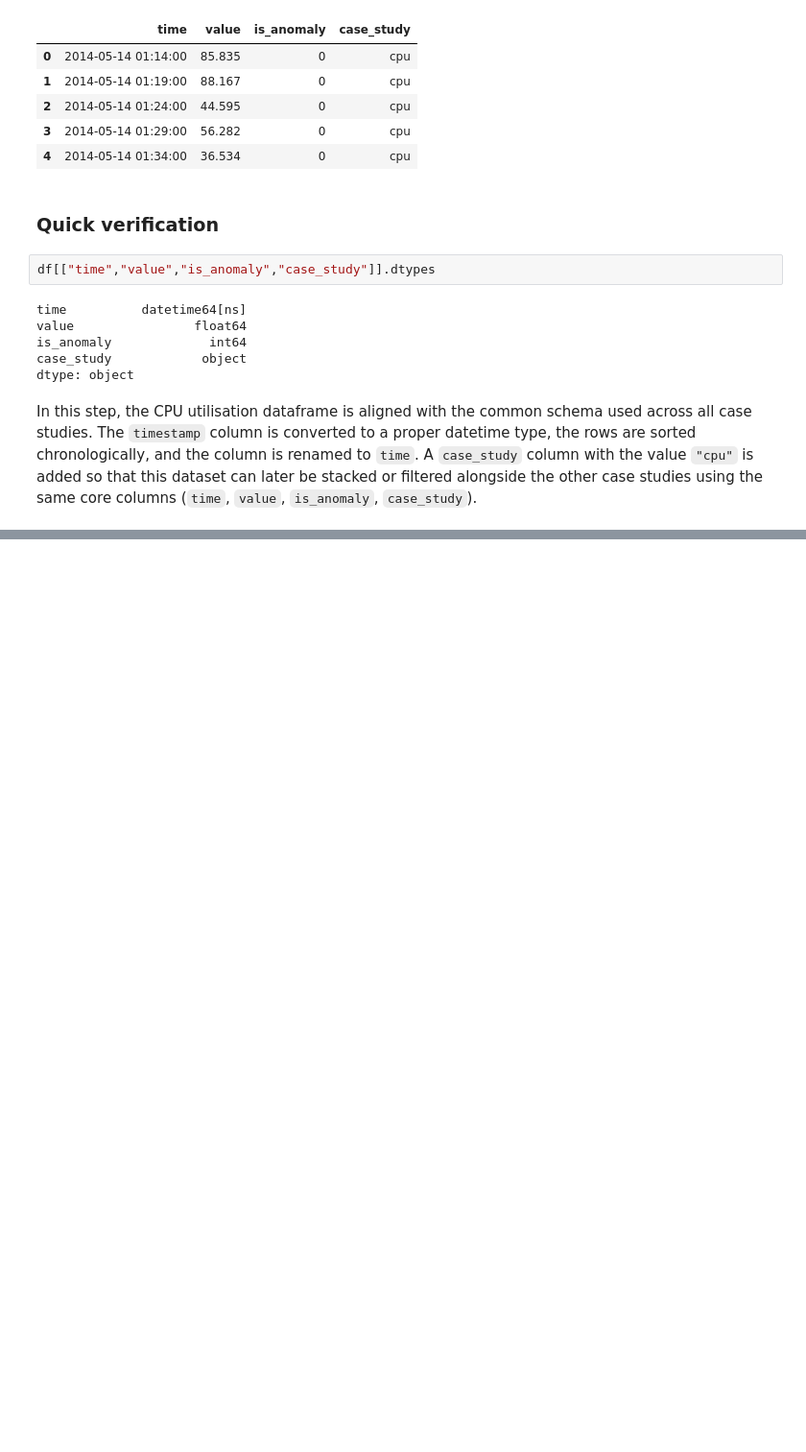
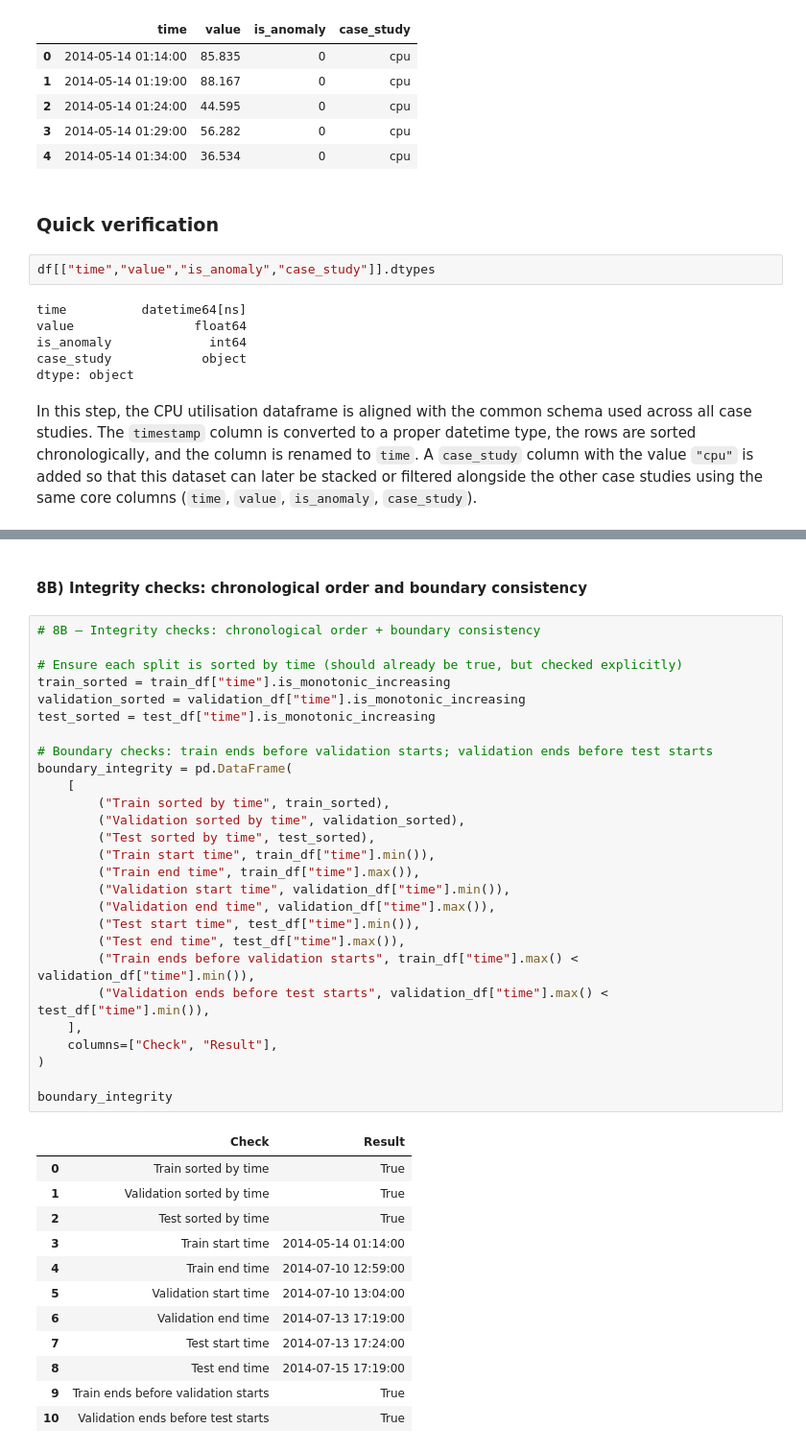
Before and after one commit to Nandipha996/Anomaly-Detection-Research, a Jupyter notebook: notebooks/02_preprocessing_cpu_utilisation.ipynb, the cells around one changed output, grey strips where cells are left out. Shown: that part at 96% size. Drawn from its saved outputs; the diff is of its cells as text; blank space fills up the shorter version.

```diff
--- a/notebooks/02_preprocessing_cpu_utilisation.ipynb
+++ b/notebooks/02_preprocessing_cpu_utilisation.ipynb
@@ -173,0 +798,42 @@ missing_values_df
+# %% [markdown]
+#### 8B) Integrity checks: chronological order and boundary consistency
+# %%
+# 8B – Integrity checks: chronological order + boundary consistency
+
+# Ensure each split is sorted by time (should already be true, but checked explicitly)
+train_sorted = train_df["time"].is_monotonic_increasing
+validation_sorted = validation_df["time"].is_monotonic_increasing
+test_sorted = test_df["time"].is_monotonic_increasing
+
+# Boundary checks: train ends before validation starts; validation ends before test starts
+boundary_integrity = pd.DataFrame(
+    [
+        ("Train sorted by time", train_sorted),
+        ("Validation sorted by time", validation_sorted),
+        ("Test sorted by time", test_sorted),
+        ("Train start time", train_df["time"].min()),
+        ("Train end time", train_df["time"].max()),
+        ("Validation start time", validation_df["time"].min()),
+        ("Validation end time", validation_df["time"].max()),
+        ("Test start time", test_df["time"].min()),
+        ("Test end time", test_df["time"].max()),
+        ("Train ends before validation starts", train_df["time"].max() < validation_df["time"].min()),
+        ("Validation ends before test starts", validation_df["time"].max() < test_df["time"].min()),
+    ],
+    columns=["Check", "Result"],
+)
+
+boundary_integrity
+# %% [output]
+|  | Check | Result |
+| 0 | Train sorted by time | True |
+| 1 | Validation sorted by time | True |
+| 2 | Test sorted by time | True |
+| 3 | Train start time | 2014-05-14 01:14:00 |
+| 4 | Train end time | 2014-07-10 12:59:00 |
+| 5 | Validation start time | 2014-07-10 13:04:00 |
+| 6 | Validation end time | 2014-07-13 17:19:00 |
+| 7 | Test start time | 2014-07-13 17:24:00 |
+| 8 | Test end time | 2014-07-15 17:19:00 |
+| 9 | Train ends before validation starts | True |
+| 10 | Validation ends before test starts | True |
```
Also changed, not shown: parts of 60 cells of this notebook.
